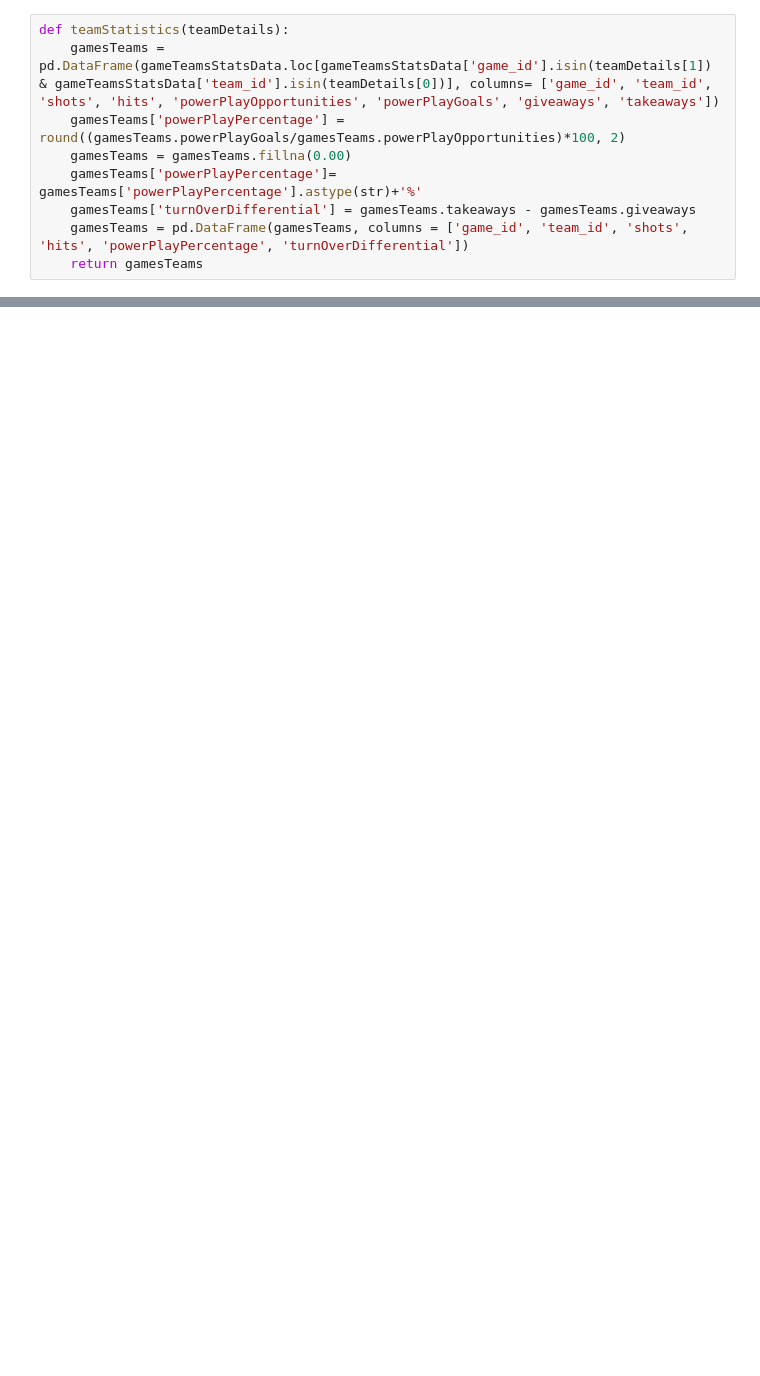
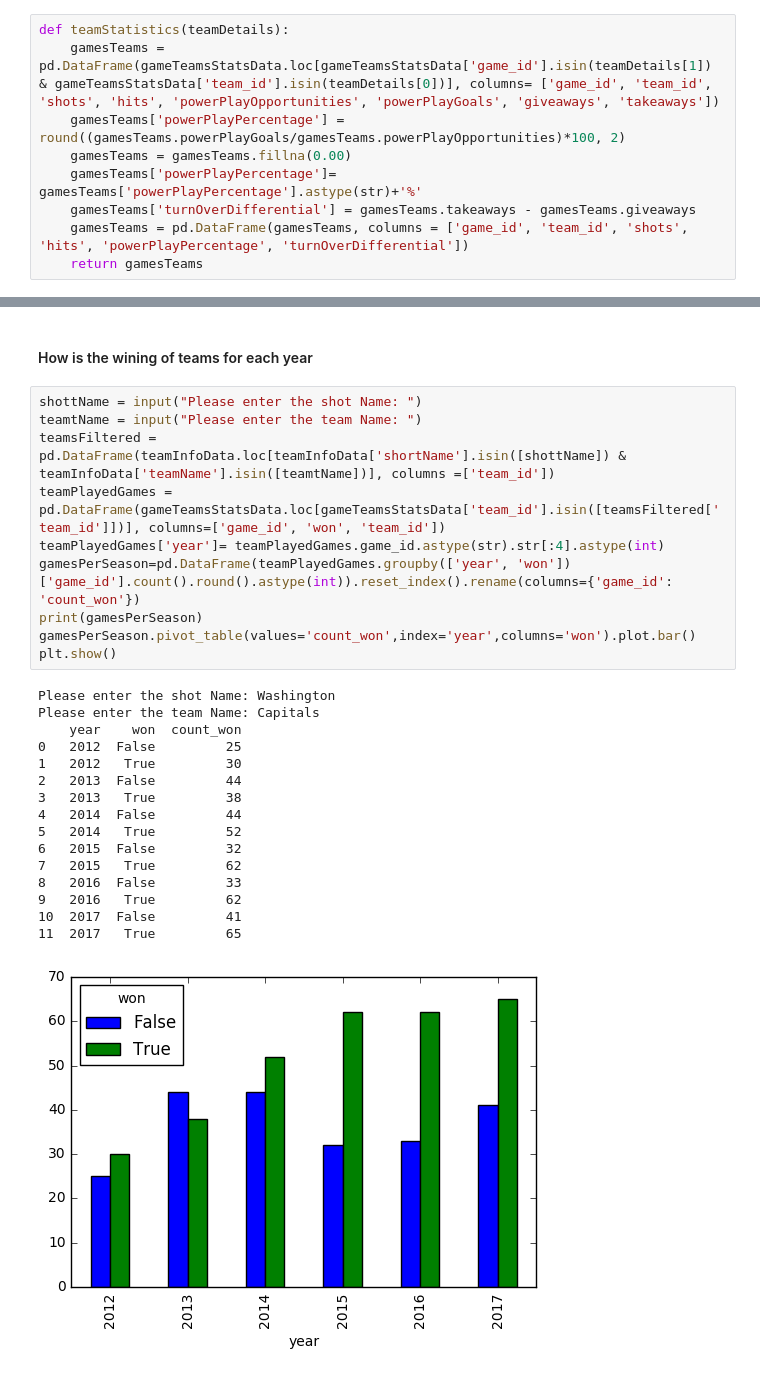
Before and after one commit to charchana/NHL-Game, a Jupyter notebook: NHL_Game_Final.ipynb, the cells around one changed output, grey strips where cells are left out. Cells and saved outputs as stored; diff of their text form; blank space fills up the shorter version.

```diff
--- a/NHL_Game_Final.ipynb
+++ b/NHL_Game_Final.ipynb
@@ -220,0 +334,29 @@ B.Compute the average per game of the following metric (takeaways - giveaways)
+# %% [markdown]
+#### How is the wining of teams for each year
+# %%
+shottName = input("Please enter the shot Name: ")
+teamtName = input("Please enter the team Name: ")
+teamsFiltered = pd.DataFrame(teamInfoData.loc[teamInfoData['shortName'].isin([shottName]) & teamInfoData['teamName'].isin([teamtName])], columns =['team_id'])
+teamPlayedGames = pd.DataFrame(gameTeamsStatsData.loc[gameTeamsStatsData['team_id'].isin([teamsFiltered['team_id']])], columns=['game_id', 'won', 'team_id'])
+teamPlayedGames['year']= teamPlayedGames.game_id.astype(str).str[:4].astype(int)
+gamesPerSeason=pd.DataFrame(teamPlayedGames.groupby(['year', 'won'])['game_id'].count().round().astype(int)).reset_index().rename(columns={'game_id': 'count_won'})
+print(gamesPerSeason)
+gamesPerSeason.pivot_table(values='count_won',index='year',columns='won').plot.bar()
+plt.show()
+# %% [output]
+Please enter the shot Name: Washington
+Please enter the team Name: Capitals
+    year    won  count_won
+0   2012  False         25
+1   2012   True         30
+2   2013  False         44
+3   2013   True         38
+4   2014  False         44
+5   2014   True         52
+6   2015  False         32
+7   2015   True         62
+8   2016  False         33
+9   2016   True         62
+10  2017  False         41
+11  2017   True         65
+[figure, added]
```
Also changed, not shown: parts of 19 cells of this notebook.
